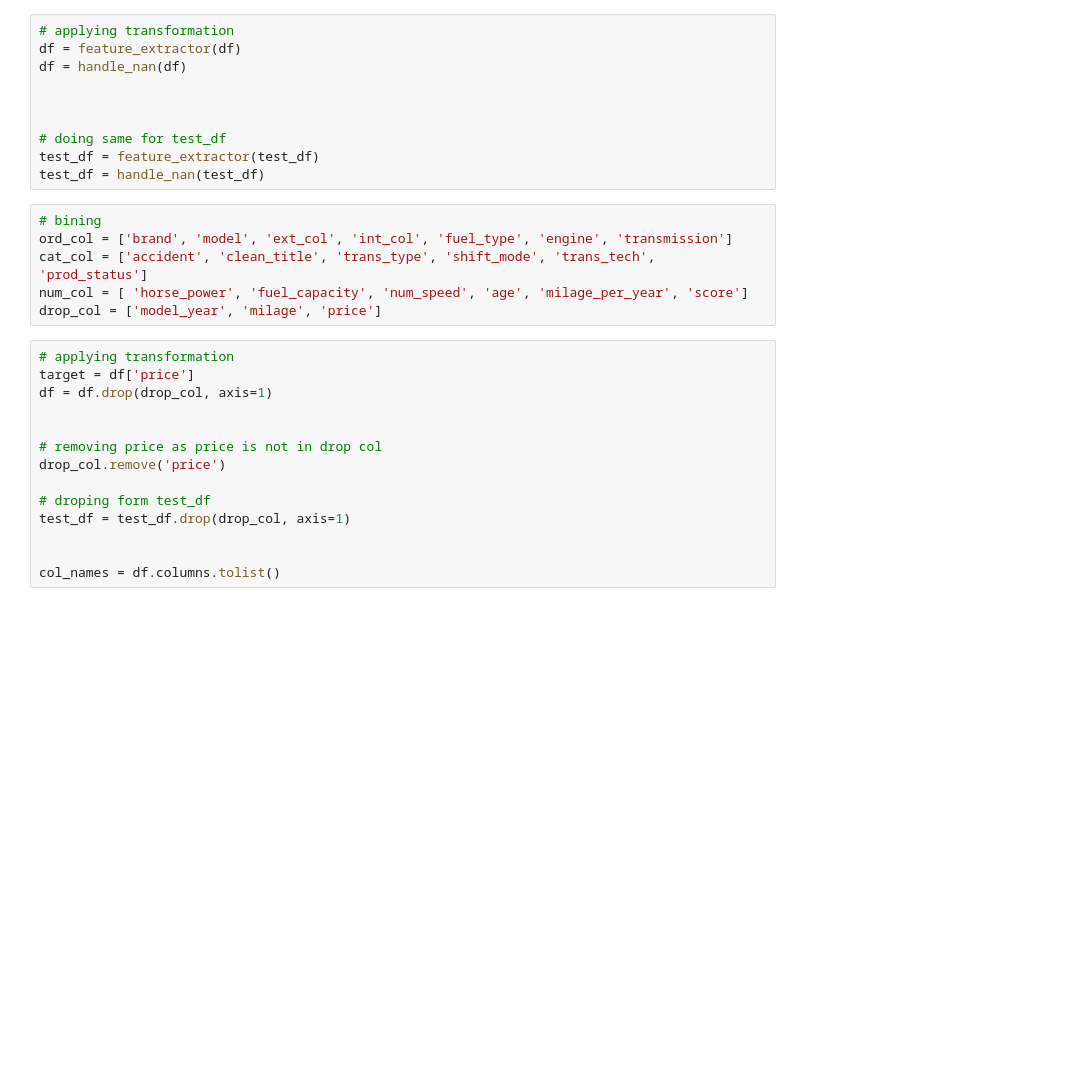
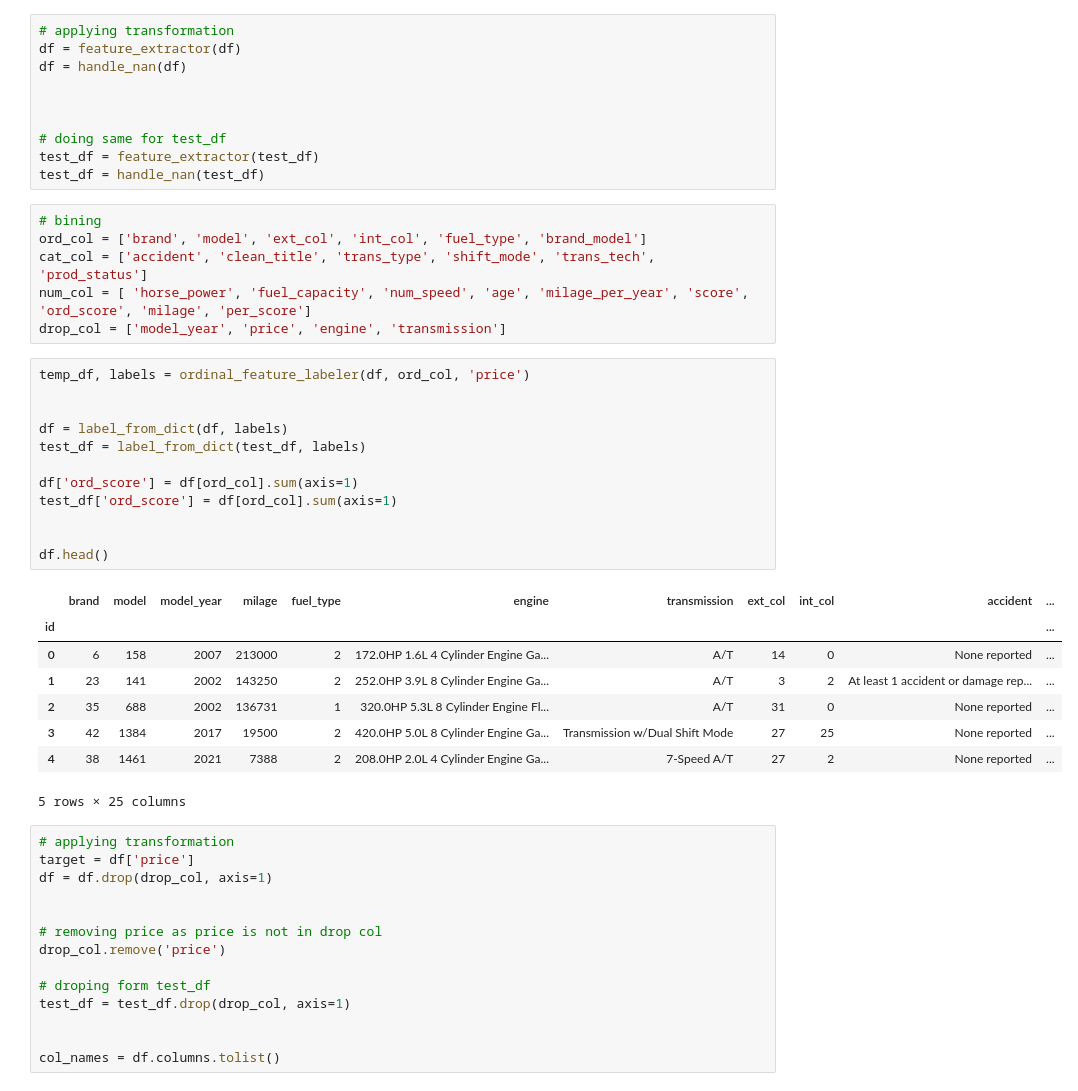
Before and after one commit to mohitrajrathor/used_car_price_prediction, a Jupyter notebook: research/model_training-data2.ipynb, the cells around one changed output. Drawn from its saved outputs; the diff is of its cells as text; blank space fills up the shorter version.

```diff
--- a/research/model_training-data2.ipynb
+++ b/research/model_training-data2.ipynb
@@ -126,10 +167,31 @@ test_df = feature_extractor(test_df)
 test_df = handle_nan(test_df)
 # %%
 # bining
-ord_col = ['brand', 'model', 'ext_col', 'int_col', 'fuel_type', 'engine', 'transmission']
+ord_col = ['brand', 'model', 'ext_col', 'int_col', 'fuel_type', 'brand_model']
 cat_col = ['accident', 'clean_title', 'trans_type', 'shift_mode', 'trans_tech', 'prod_status']
-num_col = [ 'horse_power', 'fuel_capacity', 'num_speed', 'age', 'milage_per_year', 'score']
-drop_col = ['model_year', 'milage', 'price']
+num_col = [ 'horse_power', 'fuel_capacity', 'num_speed', 'age', 'milage_per_year', 'score', 'ord_score', 'milage', 'per_score']
+drop_col = ['model_year', 'price', 'engine', 'transmission']
+# %%
+temp_df, labels = ordinal_feature_labeler(df, ord_col, 'price')
+
+
+df = label_from_dict(df, labels)
+test_df = label_from_dict(test_df, labels)
+
+df['ord_score'] = df[ord_col].sum(axis=1)
+test_df['ord_score'] = df[ord_col].sum(axis=1)
+
+
+df.head()
+# %% [output]
+|  | brand | model | model_year | milage | fuel_type | engine | transmission | ext_col | int_col | accident | ... |
+| id |  |  |  |  |  |  |  |  |  |  | ... |
+| 0 | 6 | 158 | 2007 | 213000 | 2 | 172.0HP 1.6L 4 Cylinder Engine Ga... | A/T | 14 | 0 | None reported | ... |
+| 1 | 23 | 141 | 2002 | 143250 | 2 | 252.0HP 3.9L 8 Cylinder Engine Ga... | A/T | 3 | 2 | At least 1 accident or damage rep... | ... |
+| 2 | 35 | 688 | 2002 | 136731 | 1 | 320.0HP 5.3L 8 Cylinder Engine Fl... | A/T | 31 | 0 | None reported | ... |
+| 3 | 42 | 1384 | 2017 | 19500 | 2 | 420.0HP 5.0L 8 Cylinder Engine Ga... | Transmission w/Dual Shift Mode | 27 | 25 | None reported | ... |
+| 4 | 38 | 1461 | 2021 | 7388 | 2 | 208.0HP 2.0L 4 Cylinder Engine Ga... | 7-Speed A/T | 27 | 2 | None reported | ... |
+5 rows × 25 columns
 # %%
 # applying transformation
 target = df['price']
```
Also changed, not shown: parts of 25 cells of this notebook, 12 other files.
